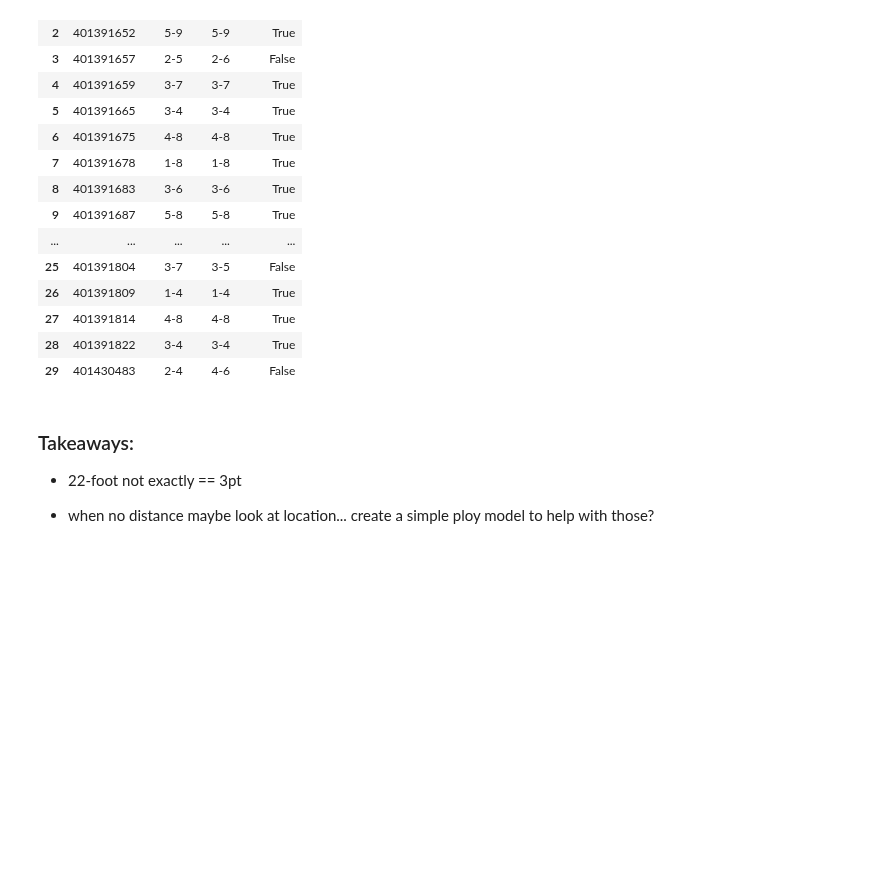
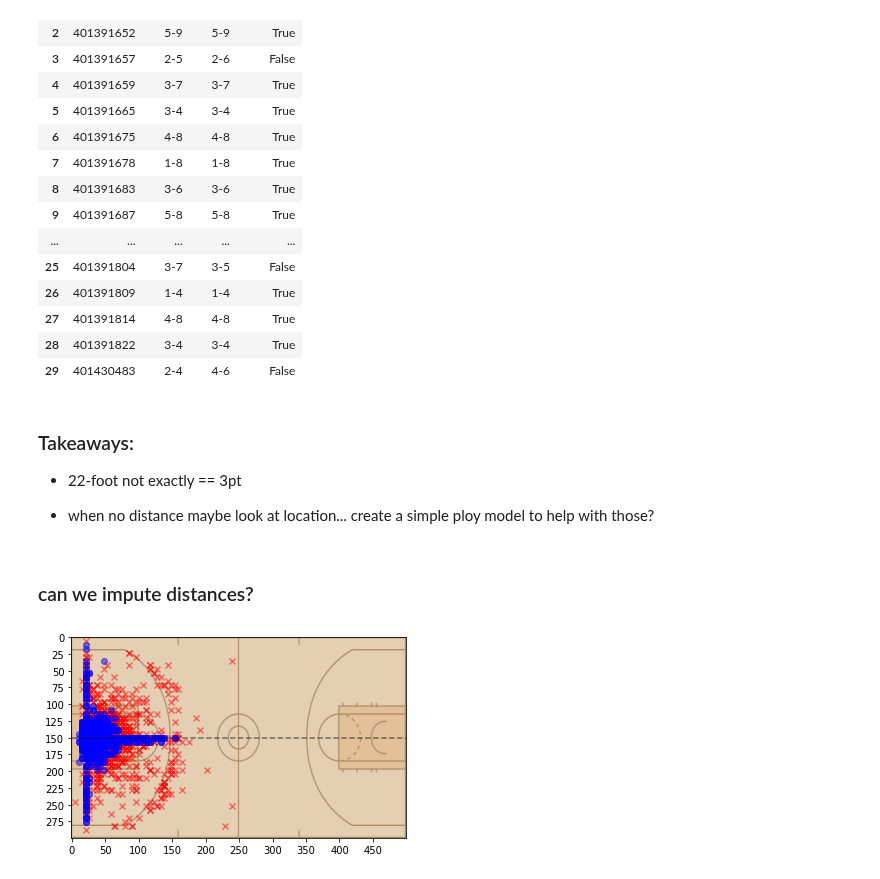
Before and after one commit to dpasse/monte, a Jupyter notebook: workspace/wncaa/shot_charts.ipynb, the cells around one changed output. Saved outputs shown, nothing was run; the diff lists cells and outputs as text; code cells hidden in the pictures; blank space fills up the shorter version.

```diff
--- a/workspace/wncaa/shot_charts.ipynb
+++ b/workspace/wncaa/shot_charts.ipynb
@@ -320,3 +323,26 @@ validation
   - 22-foot not exactly == 3pt
 
   - when no distance maybe look at location... create a simple ploy model to help with those?
+# %% [markdown]
+### can we impute distances?
+# %%
+fig, ax = plt.subplots()
+
+ax.imshow(full_court_img)
+
+plt.xticks(range(0, 100 * x_scale, 50))
+plt.yticks(range(0, 100 * y_scale, 25))
+
+x_make, y_make, x_missed, y_missed = get_makes_and_misses_half_court(
+    df_valid[np.logical_and(df_valid.shot_distance.str.len() == 0,
+    ~df_valid.is_3pt)]
+)
+
+plt.scatter(x_missed * x_scale, y_missed * y_scale, marker='x', c='red', alpha=.5)
+plt.scatter(x_make * x_scale, y_make * y_scale, marker='o', c='blue', alpha=.5)
+
+plt.axhline(50 * y_scale, c='k', alpha=.5, linestyle= '--')
+
+plt.show()
+# %% [output]
+[figure, added]
```
Also changed, not shown: parts of 5 cells of this notebook.
